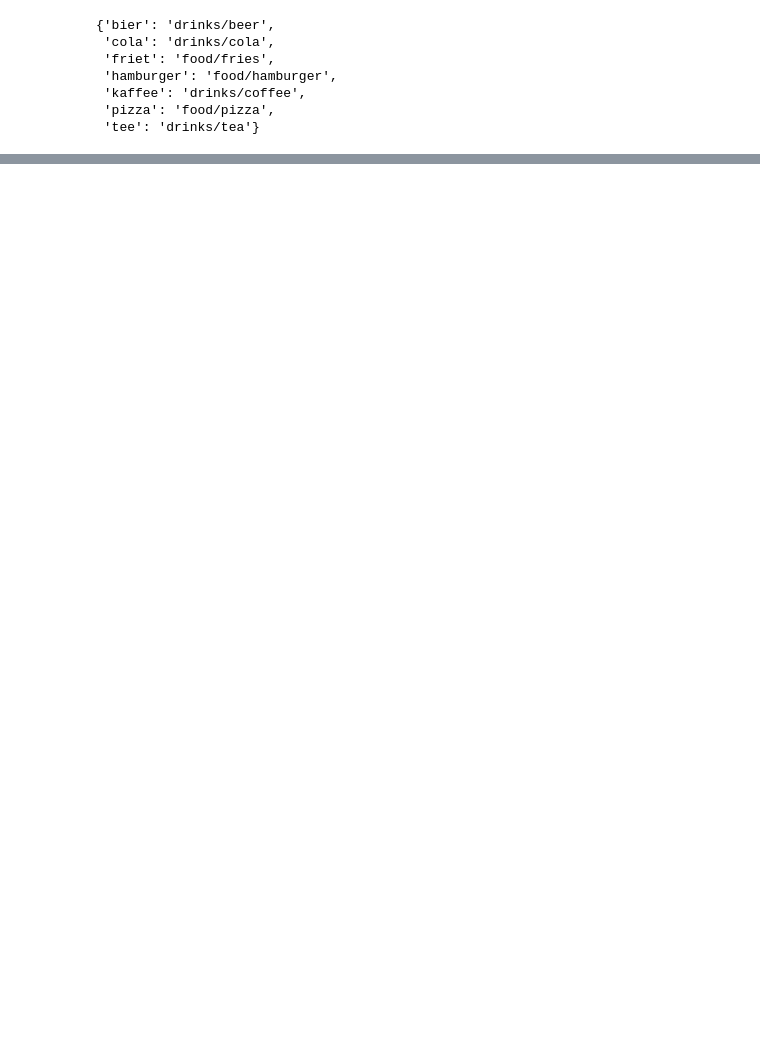
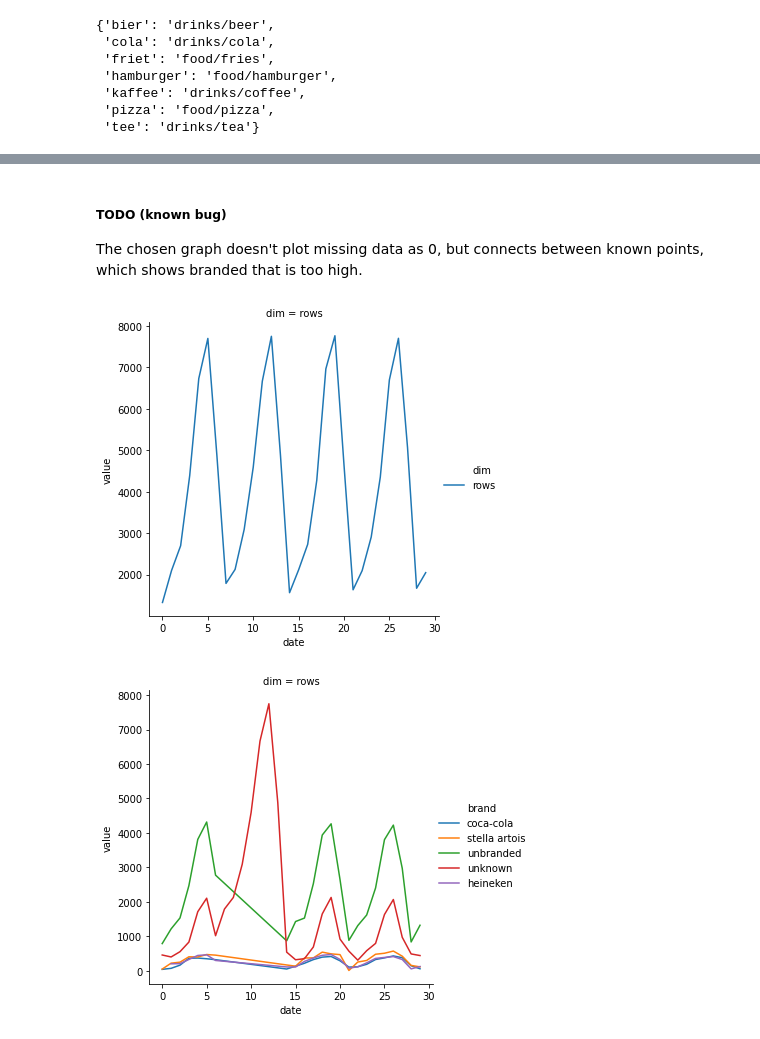
Before and after one commit to Suburbia-io/analytics, a Jupyter notebook: example/Data-Science at Suburbia.ipynb, the cells around one changed output, grey strips where cells are left out. Saved outputs shown, nothing was run; the diff lists cells and outputs as text; code cells hidden in the pictures; blank space fills up the shorter version.

```diff
--- a/example/Data-Science at Suburbia.ipynb
+++ b/example/Data-Science at Suburbia.ipynb
@@ -274,0 +352,11 @@ datasim.create_cpg_df(example, cat_map, brand_map)
+# %% [markdown]
+##### TODO (known bug)
+The chosen graph doesn't plot missing data as 0, but connects between known points, which shows branded that is too high.
+# %%
+df_p1 = datasim.problem1(indf)
+processed_p1 = datasim.clean_data(df_p1, expanded_cat_map, expanded_brand_map)
+datasim.plot_data(processed_p1, ['date'], ['rows'])
+datasim.plot_data(processed_p1, ['date', 'brand'], ['rows'])
+# %% [output]
+[figure, added]
+[figure, added]
```
Also changed, not shown: parts of 70 cells of this notebook, 1 other file.
